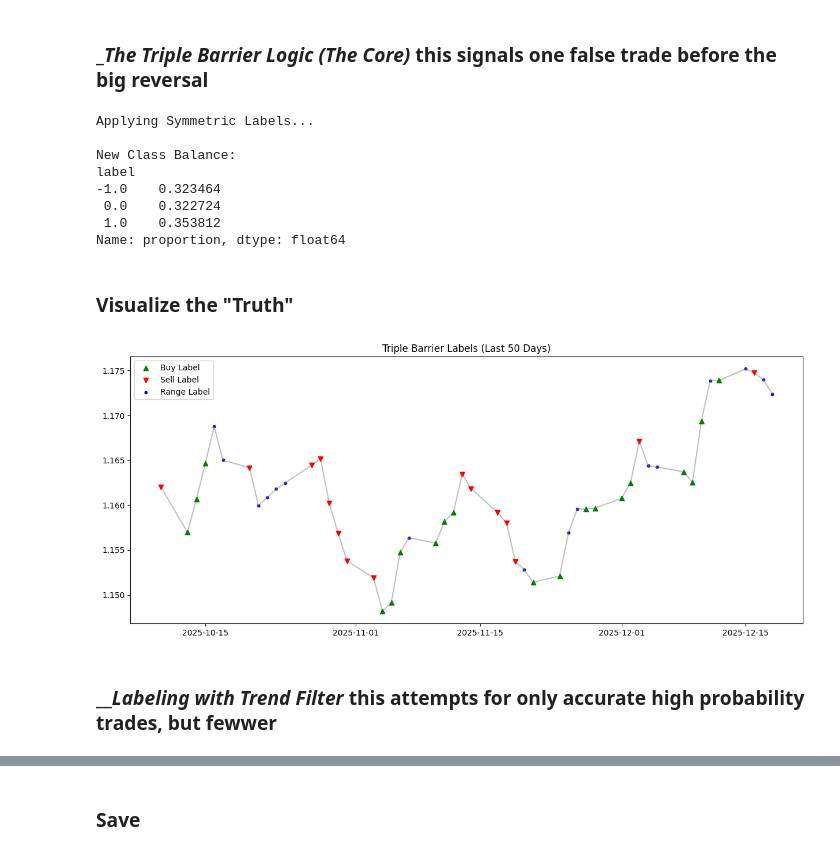
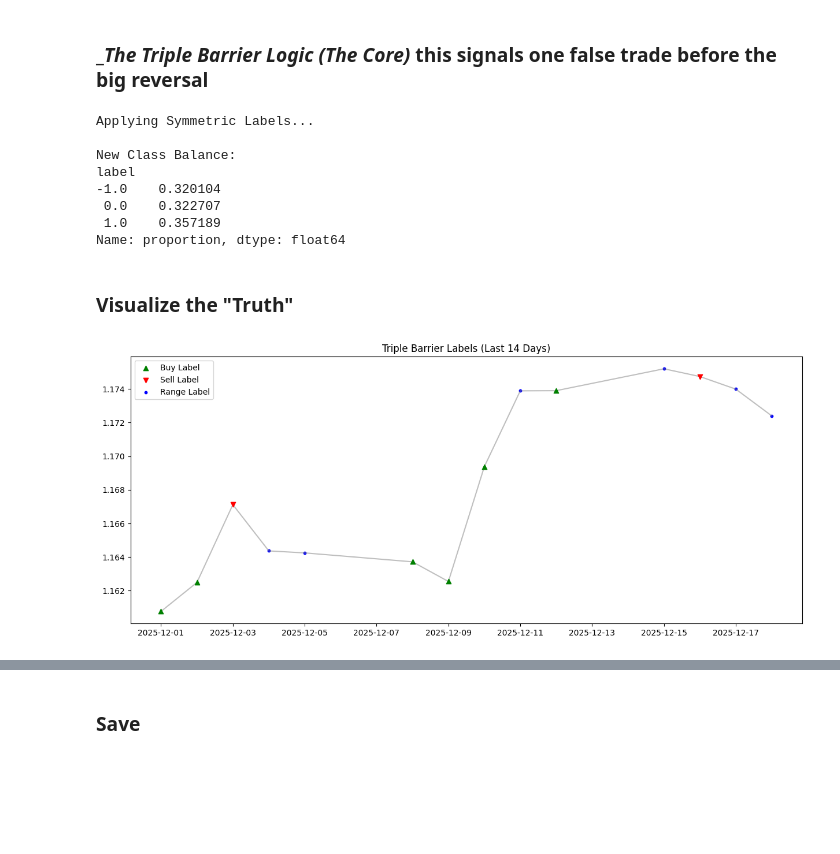
Before and after one commit to HendrichMugisha/project_autotrade, a Jupyter notebook: notebooks/02_Labeling_TripleBarrier.ipynb, the cells around one changed output, grey strips where cells are left out. Drawn from its saved outputs; the diff is of its cells as text; code cells hidden in the pictures; blank space fills up the shorter version.

```diff
--- a/notebooks/02_Labeling_TripleBarrier.ipynb
+++ b/notebooks/02_Labeling_TripleBarrier.ipynb
@@ -78,7 +75,7 @@ df.to_parquet('../data/EURUSD_D1_with_atr_sma_200.parquet')
 # loading the df
 import pandas as pd
 
-df = pd.read_parquet('../data/EURUSD_D1_with_atr_sma_200.parquet')
+df = pd.read_parquet('../data/EURUSD_D1_with_atr.parquet')
 
 # this is where the trading strategy gets defined
 # takes the dataframe with our data
@@ -156,37 +153,35 @@ Applying Symmetric Labels...
 
 New Class Balance:
 label
--1.0    0.323464
- 0.0    0.322724
- 1.0    0.353812
+-1.0    0.320104
+ 0.0    0.322707
+ 1.0    0.357189
 Name: proportion, dtype: float64
 # %% [markdown]
 ### Visualize the "Truth"
 # %%
 # Plot last 100 days
-days_to_plot = 50
+days_to_plot = 14
 # grab a subset of the df
 subset = df.tail(days_to_plot)
 
 plt.figure(figsize=(15, 6))
 plt.plot(subset.index, subset['close'], alpha=0.5, color='gray')
 
 # Plot Buys (Green dots)
 buys = subset[subset['label'] == 1]
 plt.scatter(buys.index, buys['close'], color='green', marker='^', label='Buy Label', zorder=5)
 
 # Plot Sells (Red dots)
 sells = subset[subset['label'] == -1]
 plt.scatter(sells.index, sells['close'], color='red', marker='v', label='Sell Label', zorder=5)
 
 # Plot Range (Blue dots - tiny)
 ranges = subset[subset['label'] == 0]
 plt.scatter(ranges.index, ranges['close'], color='blue', s=10, label='Range Label')
 
 plt.title(f"Triple Barrier Labels (Last {days_to_plot} Days)")
 plt.legend()
 plt.show()
 # %% [output]
-[figure, old version]
+[figure, new version]
-# %% [markdown]
-### _____Labeling with Trend Filter___ this attempts for only accurate high probability trades, but fewwer
```
Also changed, not shown: parts of 5 cells of this notebook, 2 other files.
